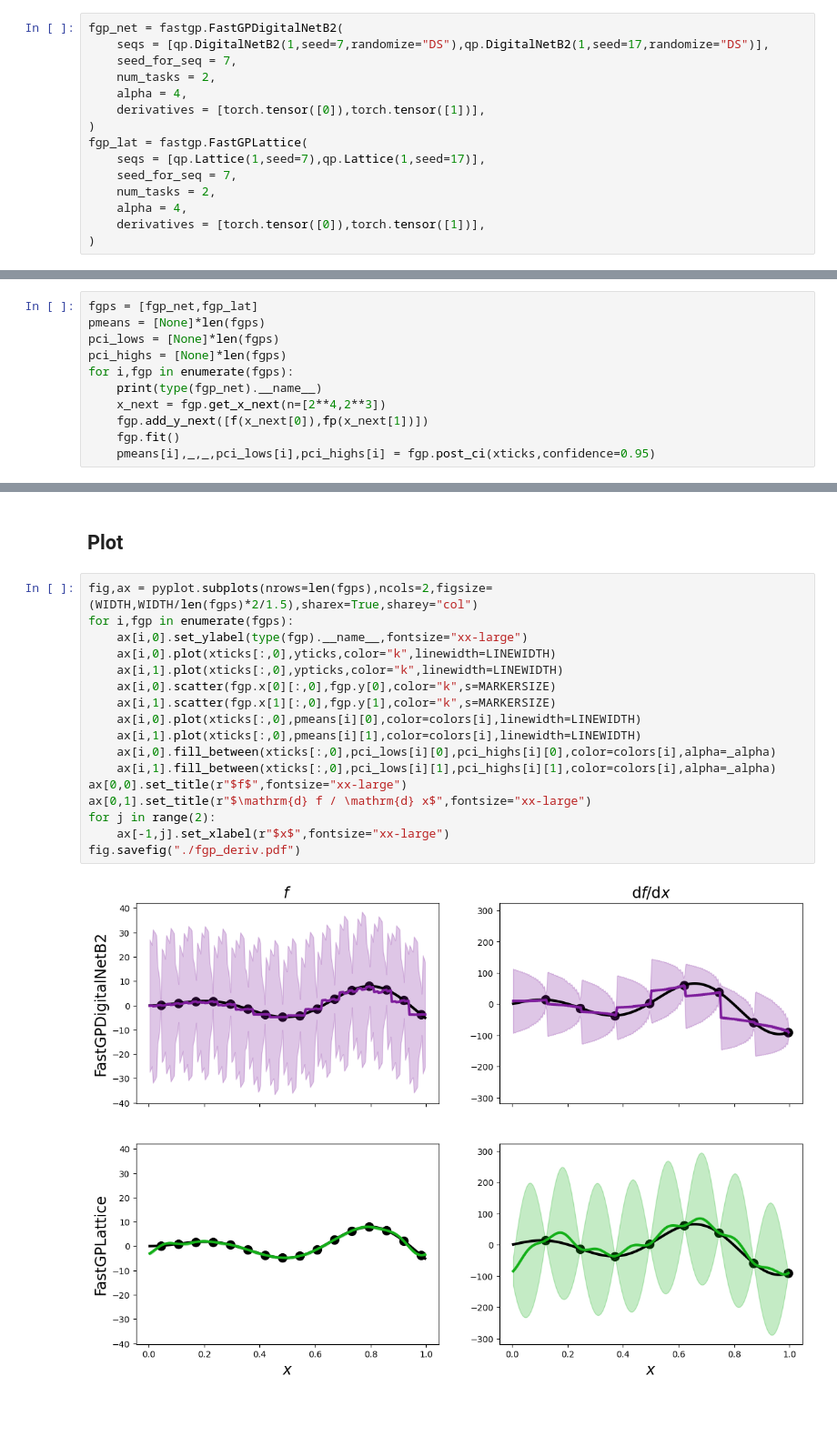
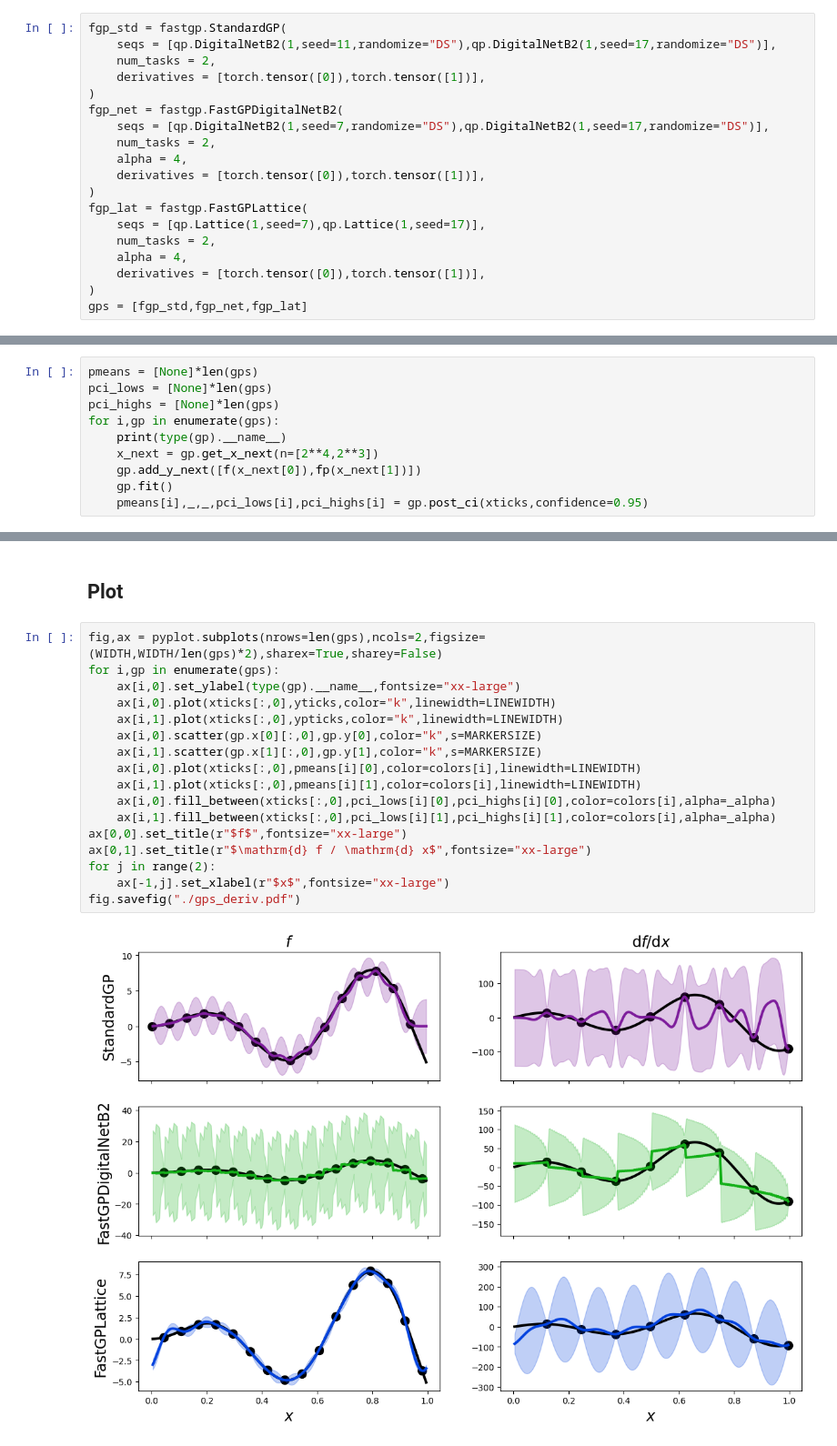
Before and after one commit to alegresor/fastgps, a Jupyter notebook: docs/examples/derivative_informed/compare_gps_plot.ipynb, the cells around one changed output, grey strips where cells are left out. Shown at 91% size. Saved outputs shown, nothing was run; the diff lists cells and outputs as text; blank space fills up the shorter version.

Commit message:
SGP + deriv

```diff
--- a/docs/examples/derivative_informed/compare_gps_plot.ipynb
+++ b/docs/examples/derivative_informed/compare_gps_plot.ipynb
@@ -36,18 +36,22 @@ ypticks.shape = (250,)
 # %% [markdown]
 ## Fast GP Construction
 # %%
+fgp_std = fastgp.StandardGP(
+    seqs = [qp.DigitalNetB2(1,seed=11,randomize="DS"),qp.DigitalNetB2(1,seed=17,randomize="DS")],
+    num_tasks = 2,
+    derivatives = [torch.tensor([0]),torch.tensor([1])],
+)
 fgp_net = fastgp.FastGPDigitalNetB2(
     seqs = [qp.DigitalNetB2(1,seed=7,randomize="DS"),qp.DigitalNetB2(1,seed=17,randomize="DS")],
-    seed_for_seq = 7,
     num_tasks = 2,
     alpha = 4,
     derivatives = [torch.tensor([0]),torch.tensor([1])],
 )
 fgp_lat = fastgp.FastGPLattice(
     seqs = [qp.Lattice(1,seed=7),qp.Lattice(1,seed=17)],
-    seed_for_seq = 7,
     num_tasks = 2,
     alpha = 4,
     derivatives = [torch.tensor([0]),torch.tensor([1])],
 )
+gps = [fgp_std,fgp_net,fgp_lat]
 # %% [markdown]
@@ -55,12 +59,11 @@ fgp_lat = fastgp.FastGPLattice(
 # %%
-fgps = [fgp_net,fgp_lat]
-pmeans = [None]*len(fgps)
-pci_lows = [None]*len(fgps)
-pci_highs = [None]*len(fgps)
-for i,fgp in enumerate(fgps):
-    print(type(fgp_net).__name__)
-    x_next = fgp.get_x_next(n=[2**4,2**3])
-    fgp.add_y_next([f(x_next[0]),fp(x_next[1])])
-    fgp.fit()
-    pmeans[i],_,_,pci_lows[i],pci_highs[i] = fgp.post_ci(xticks,confidence=0.95)
+pmeans = [None]*len(gps)
+pci_lows = [None]*len(gps)
+pci_highs = [None]*len(gps)
+for i,gp in enumerate(gps):
+    print(type(gp).__name__)
+    x_next = gp.get_x_next(n=[2**4,2**3])
+    gp.add_y_next([f(x_next[0]),fp(x_next[1])])
+    gp.fit()
+    pmeans[i],_,_,pci_lows[i],pci_highs[i] = gp.post_ci(xticks,confidence=0.95)
 # %% [output]
@@ -84,21 +87,21 @@ FastGPDigitalNetB2
 # %% [markdown]
 ## Plot
 # %%
-fig,ax = pyplot.subplots(nrows=len(fgps),ncols=2,figsize=(WIDTH,WIDTH/len(fgps)*2/1.5),sharex=True,sharey="col")
-for i,fgp in enumerate(fgps):
-    ax[i,0].set_ylabel(type(fgp).__name__,fontsize="xx-large")
+fig,ax = pyplot.subplots(nrows=len(gps),ncols=2,figsize=(WIDTH,WIDTH/len(gps)*2),sharex=True,sharey=False)
+for i,gp in enumerate(gps):
+    ax[i,0].set_ylabel(type(gp).__name__,fontsize="xx-large")
     ax[i,0].plot(xticks[:,0],yticks,color="k",linewidth=LINEWIDTH)
     ax[i,1].plot(xticks[:,0],ypticks,color="k",linewidth=LINEWIDTH)
-    ax[i,0].scatter(fgp.x[0][:,0],fgp.y[0],color="k",s=MARKERSIZE)
-    ax[i,1].scatter(fgp.x[1][:,0],fgp.y[1],color="k",s=MARKERSIZE)
+    ax[i,0].scatter(gp.x[0][:,0],gp.y[0],color="k",s=MARKERSIZE)
+    ax[i,1].scatter(gp.x[1][:,0],gp.y[1],color="k",s=MARKERSIZE)
     ax[i,0].plot(xticks[:,0],pmeans[i][0],color=colors[i],linewidth=LINEWIDTH)
     ax[i,1].plot(xticks[:,0],pmeans[i][1],color=colors[i],linewidth=LINEWIDTH)
     ax[i,0].fill_between(xticks[:,0],pci_lows[i][0],pci_highs[i][0],color=colors[i],alpha=_alpha)
     ax[i,1].fill_between(xticks[:,0],pci_lows[i][1],pci_highs[i][1],color=colors[i],alpha=_alpha)
 ax[0,0].set_title(r"$f$",fontsize="xx-large")
 ax[0,1].set_title(r"$\mathrm{d} f / \mathrm{d} x$",fontsize="xx-large")
 for j in range(2):
     ax[-1,j].set_xlabel(r"$x$",fontsize="xx-large")
-fig.savefig("./fgp_deriv.pdf")
+fig.savefig("./gps_deriv.pdf")
 # %% [output]
-[figure, old version]
+[figure, new version]
```
Also changed, not shown: parts of 2 cells of this notebook, 2 other files.
